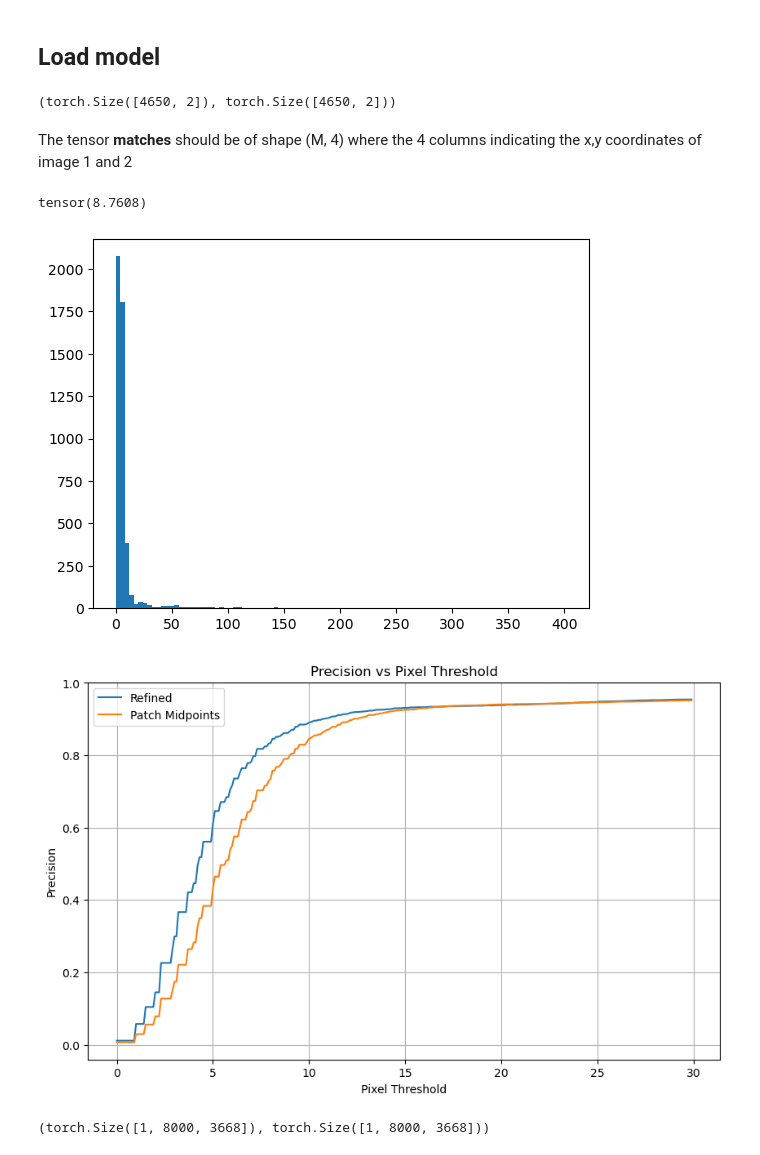
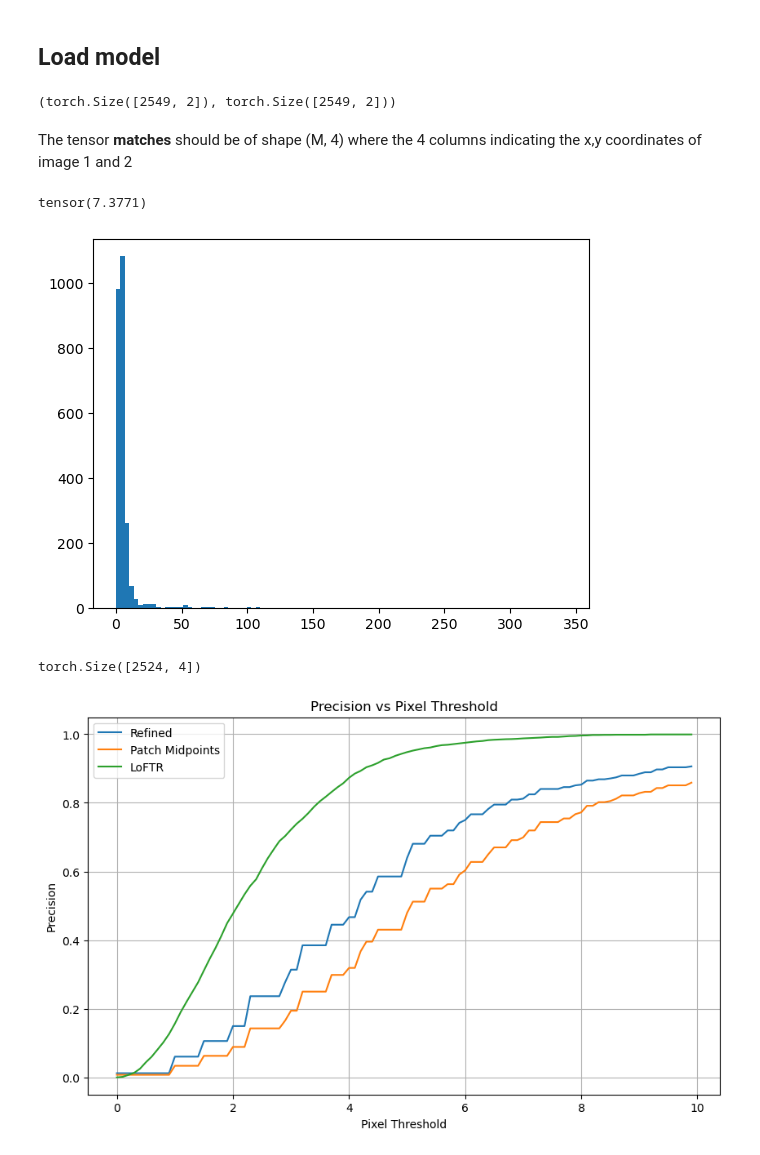
Before and after one commit to rorinr/HyperBrain, a Jupyter notebook: notebooks/evaluation/evaluation.ipynb, the cells around one changed output. Cells and saved outputs as stored; diff of their text form; code cells hidden in the pictures.

```diff
--- a/notebooks/evaluation/evaluation.ipynb
+++ b/notebooks/evaluation/evaluation.ipynb
@@ -73,7 +65,7 @@ plt.scatter(3462, 486, c='r', s=10)
 # %%
 model_name = "lr0p0007_wd0p0015_coarse_contextFalse_img_size3344_3904_ResNet16_4_transform_threshold0p3_temp0p2_bs2_coarse_lossfocal_fine_lossl2_std_trainTrue_gamma1p5_alpha0p55_v3"
 
-confidence_threshold = 0.8
+confidence_threshold = 0.9
 
 block_dimensions = [64, 96, 128, 192]
 fine_feature_size = block_dimensions[1]
@@ -207,7 +199,7 @@ matches_image_2 = torch.concatenate(matches_image_2)
 matches_image_2_not_refined = torch.concatenate(matches_image_2_not_refined)
 matches_image_1.shape, matches_image_2.shape
 # %% [output]
-(torch.Size([4650, 2]), torch.Size([4650, 2]))
+(torch.Size([2549, 2]), torch.Size([2549, 2]))
 # %% [markdown]
 The tensor __matches__ should be of shape (M, 4) where the 4 columns indicating the x,y coordinates of image 1 and 2
 # %%
@@ -220,23 +212,33 @@ print(compute_euclidean_distances(predicted_matches=matches.float(), coordinate_
 plt.hist(compute_euclidean_distances(predicted_matches=matches.float(), coordinate_mapping=deformation), bins=100)
 plt.show()
 # %% [output]
-tensor(8.7608)
+tensor(7.3771)
-[figure, old version]
+[figure, new version]
+# %%
+loftr_matches_image_1 = torch.load(r"C:\Users\robin\Desktop\temp\temp\0524-0525_deformation_low_scale_matches_image_1.pt")
+loftr_matches_image_2 = torch.load(r"C:\Users\robin\Desktop\temp\temp\0524-0525_deformation_low_scale_matches_image_2.pt")
+loftr_confidence = torch.load(r"C:\Users\robin\Desktop\temp\temp\0524-0525_deformation_low_scale_matches_confidence.pt")
+
+confidence_threshold_loftr = 0.8
+loftr_mask = loftr_confidence > confidence_threshold_loftr
+loftr_matches_image_1 = loftr_matches_image_1[loftr_mask]
+loftr_matches_image_2 = loftr_matches_image_2[loftr_mask]
+
+loftr_matches = torch.column_stack((loftr_matches_image_1, loftr_matches_image_2))
+loftr_matches.shape
+# %% [output]
+torch.Size([2524, 4])
 # %%
 match_precision = {}
 match_precision_not_refined = {}
-for pixel_threshold in torch.arange(0, 30, 0.1):
+match_precision_loftr = {}
+for pixel_threshold in torch.arange(0, 10, 0.1):
     match_precision[pixel_threshold.item()] = (compute_euclidean_distances(predicted_matches=matches.float(), coordinate_mapping=deformation)<=pixel_threshold).float().mean().item()
     match_precision_not_refined[pixel_threshold.item()] = (compute_euclidean_distances(predicted_matches=matches_not_refined.float(), coordinate_mapping=deformation)<=pixel_threshold).float().mean().item()
+    match_precision_loftr[pixel_threshold.item()] = (compute_euclidean_distances(predicted_matches=loftr_matches.float(), coordinate_mapping=deformation)<=pixel_threshold).float().mean().item()
 # %%
 from source.visualization.evaluation_visualization import plot_precision_vs_threshold
 # %%
-plot_precision_vs_threshold(match_precision, match_precision_not_refined, labels=["Refined", "Patch Midpoints"])
+plot_precision_vs_threshold(match_precision, match_precision_not_refined, match_precision_loftr, labels=["Refined", "Patch Midpoints", "LoFTR"])
 # %% [output]
-[figure, old version]
+[figure, new version]
-# %%
-image_1_adjusted = torch.concatenate((image_1, torch.zeros(1, 8000, 205)), dim=2)
-image_2_adjusted = torch.concatenate((image_2, torch.zeros(1, 618, 3668)), dim=1)
-image_1_adjusted.shape, image_2_adjusted.shape
-# %% [output]
-(torch.Size([1, 8000, 3668]), torch.Size([1, 8000, 3668]))
```
Also changed, not shown: parts of 16 cells of this notebook, 1 other file.
